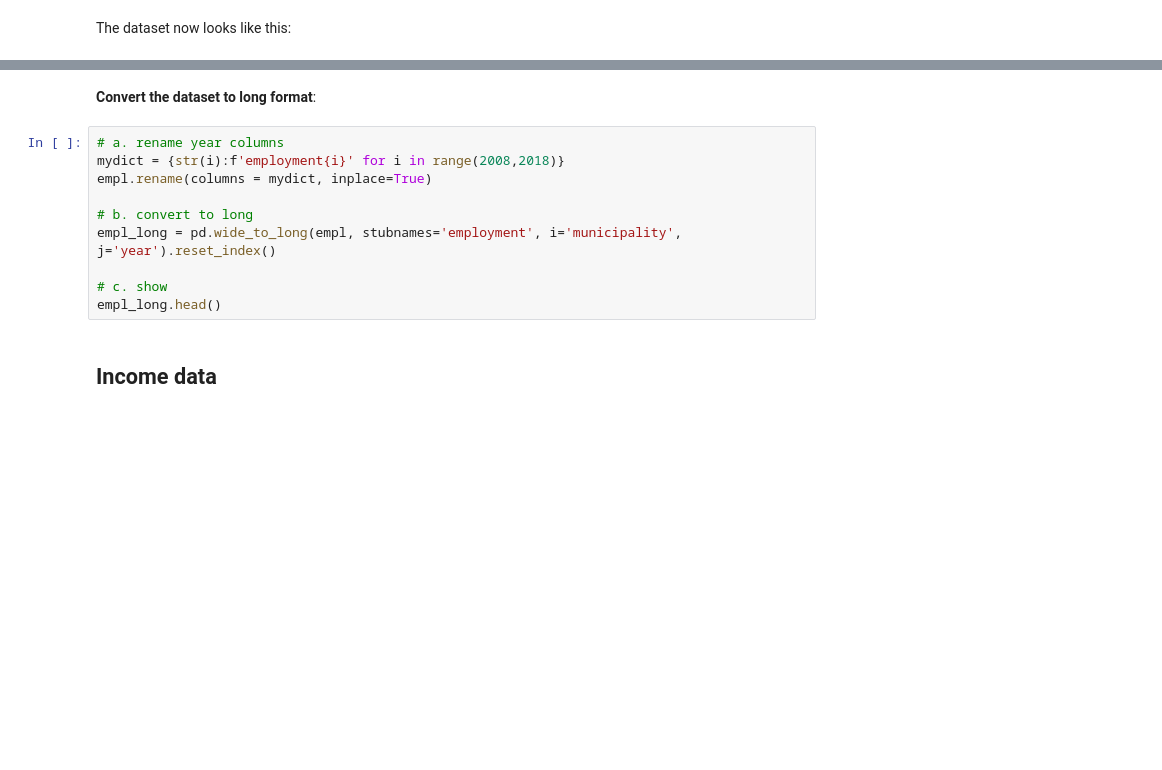
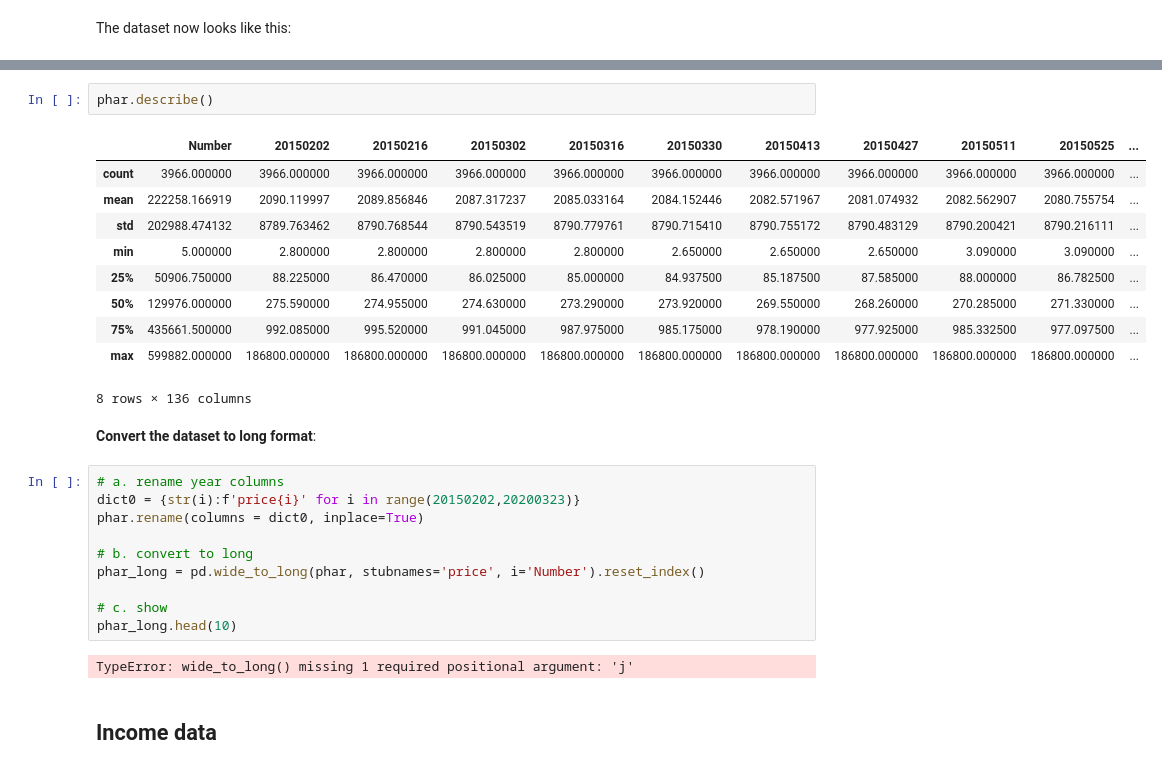
Before and after one commit to NumEconCopenhagen/projects-2020-group-999, a Jupyter notebook: dataproject/dataproject.ipynb, the cells around one changed output, grey strips where cells are left out. Saved outputs shown, nothing was run; the diff lists cells and outputs as text; blank space fills up the shorter version.

```diff
--- a/dataproject/dataproject.ipynb
+++ b/dataproject/dataproject.ipynb
@@ -60,15 +95,30 @@ empl.head()
+# %%
+phar.describe()
+# %% [output]
+|  | Number | 20150202 | 20150216 | 20150302 | 20150316 | 20150330 | 20150413 | 20150427 | 20150511 | 20150525 | ... |
+| count | 3966.000000 | 3966.000000 | 3966.000000 | 3966.000000 | 3966.000000 | 3966.000000 | 3966.000000 | 3966.000000 | 3966.000000 | 3966.000000 | ... |
+| mean | 222258.166919 | 2090.119997 | 2089.856846 | 2087.317237 | 2085.033164 | 2084.152446 | 2082.571967 | 2081.074932 | 2082.562907 | 2080.755754 | ... |
+| std | 202988.474132 | 8789.763462 | 8790.768544 | 8790.543519 | 8790.779761 | 8790.715410 | 8790.755172 | 8790.483129 | 8790.200421 | 8790.216111 | ... |
+| min | 5.000000 | 2.800000 | 2.800000 | 2.800000 | 2.800000 | 2.650000 | 2.650000 | 2.650000 | 3.090000 | 3.090000 | ... |
+| 25% | 50906.750000 | 88.225000 | 86.470000 | 86.025000 | 85.000000 | 84.937500 | 85.187500 | 87.585000 | 88.000000 | 86.782500 | ... |
+| 50% | 129976.000000 | 275.590000 | 274.955000 | 274.630000 | 273.290000 | 273.920000 | 269.550000 | 268.260000 | 270.285000 | 271.330000 | ... |
+| 75% | 435661.500000 | 992.085000 | 995.520000 | 991.045000 | 987.975000 | 985.175000 | 978.190000 | 977.925000 | 985.332500 | 977.097500 | ... |
+| max | 599882.000000 | 186800.000000 | 186800.000000 | 186800.000000 | 186800.000000 | 186800.000000 | 186800.000000 | 186800.000000 | 186800.000000 | 186800.000000 | ... |
+8 rows × 136 columns
 # %% [markdown]
 **Convert the dataset to long format**:
 # %%
 # a. rename year columns
-mydict = {str(i):f'employment{i}' for i in range(2008,2018)}
-empl.rename(columns = mydict, inplace=True)
+dict0 = {str(i):f'price{i}' for i in range(20150202,20200323)}
+phar.rename(columns = dict0, inplace=True)
 
 # b. convert to long
-empl_long = pd.wide_to_long(empl, stubnames='employment', i='municipality', j='year').reset_index()
+phar_long = pd.wide_to_long(phar, stubnames='price', i='Number').reset_index()
 
 # c. show
-empl_long.head()
+phar_long.head(10)
+# %% [output]
+TypeError: wide_to_long() missing 1 required positional argument: 'j'
 # %% [markdown]
 ## Income data
 # %% [markdown]
```
Also changed, not shown: parts of 10 cells of this notebook.
